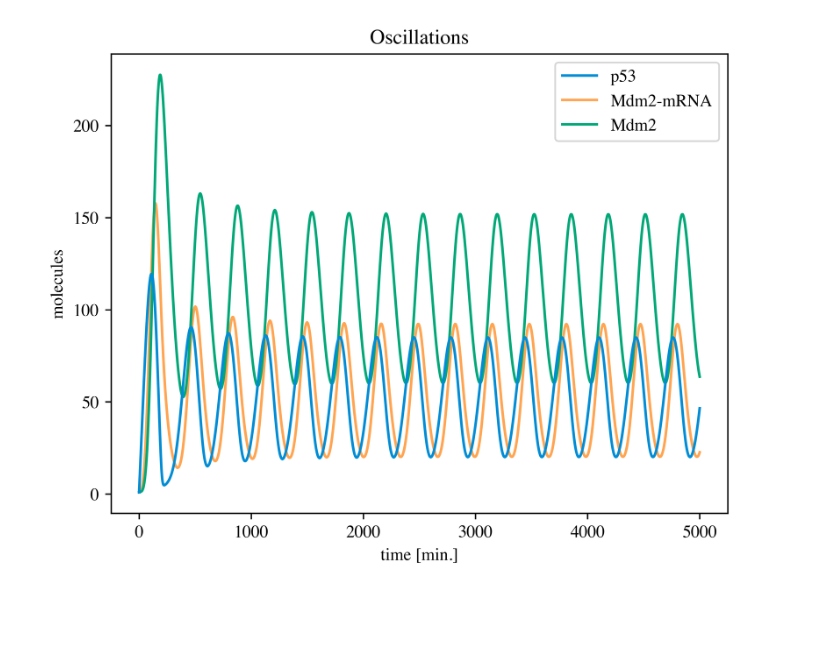
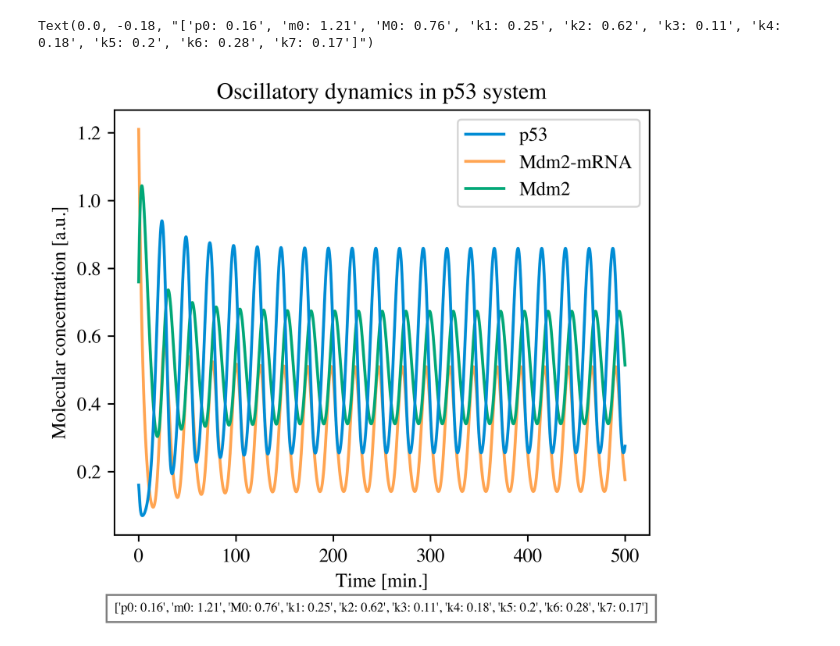
Before and after one commit to ErikBachRyhl/p53, a Jupyter notebook: Final plots/oscilation p53 no nut.ipynb, the cells around one changed output. Saved outputs shown, nothing was run; the diff lists cells and outputs as text; code cells hidden in the pictures; blank space fills up the shorter version.

```diff
--- a/Final plots/oscilation p53 no nut.ipynb
+++ b/Final plots/oscilation p53 no nut.ipynb
@@ -56,26 +56,46 @@ def samlet_system(t, y):
     dydt[2] = M_free_change(t, *y)
     return dydt
 # %%
-t_samlet = (0, 5000)
+t_samlet = (0, 500)
 
-p0, m0, Mf0 = 1, 1, 1
+p0, m0, Mf0 = 0.16, 1.21, 0.76
 
 y0 = [p0, m0, Mf0]
 # %%
 sim = solve_ivp(samlet_system, t_samlet, y0, method='LSODA', max_step=0.1, dense_output=True)
 # %%
-t = sim_sus["t"]
-p = sim_sus["y"][0]
-m = sim_sus["y"][1]
-M = sim_sus["y"][2]
+t = sim["t"]
+p = sim["y"][0]
+m = sim["y"][1]
+M = sim["y"][2]
 # %%
-plt.figure(dpi=600)
+plt.figure(figsize=(5,4), dpi=600)
 plt.plot(t, p, color=colors["p53"], zorder=5, label="p53")
 plt.plot(t, m, color=colors["mdm2_rna"], label="Mdm2-mRNA")
 plt.plot(t, M, color=colors["Mf"], label="Mdm2")
-plt.title("Oscillations")
-plt.xlabel("time [min.]")
-plt.ylabel("molecules")
-plt.legend();
+plt.title("Oscillatory dynamics in p53 system")
+plt.xlabel("Time [min.]")
+plt.ylabel("Molecular concentration [a.u.]")
+plt.legend()
+
+constants = {
+    rf'p0': 0.16,
+    rf'm0': 1.21,
+    rf'M0': 0.76,
+    rf'k1': 0.25,
+    rf'k2': 0.62,
+    rf'k3': 0.11,
+    rf'k4': 0.18,
+    rf'k5': 0.20,
+    rf'k6': 0.28,
+    rf'k7': 0.17,
+}
+
+plt.text(0.0, -0.18, ([f"{key}: {value}" for key, value in constants.items()]),
+        #  horizontalalignment='left',
+        #  verticalalignment='center',
+         transform=plt.gca().transAxes,
+         bbox=dict(facecolor='white', alpha=0.5), size=6.7)
 # %% [output]
+Text(0.0, -0.18, "['p0: 0.16', 'm0: 1.21', 'M0: 0.76', 'k1: 0.25', 'k2: 0.62', 'k3: 0.11', 'k4: 0.18', 'k5: 0.2', 'k6: 0.28', 'k7: 0.17']")
-[figure, old version]
+[figure, new version]
```
Also changed, not shown: parts of 1 cell of this notebook.
